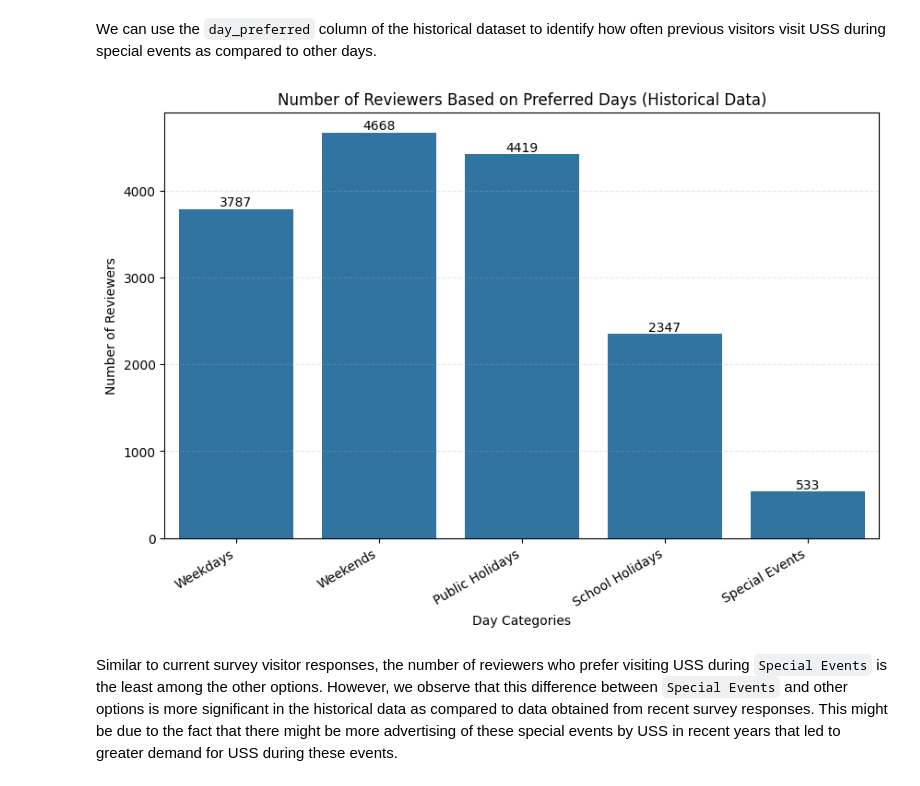
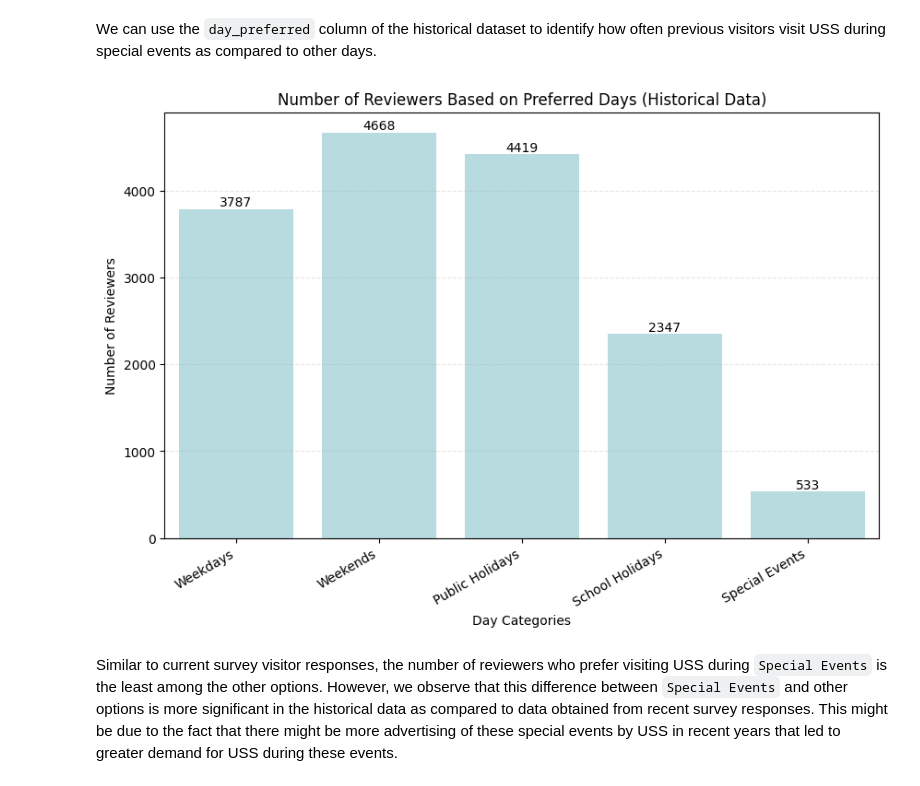
Before and after one commit to tadamaen/DSA3101-Group-Project-Group-3, a Jupyter notebook: Subgroup A Python Codes/Subgroup A Question 4 Google Colab.ipynb, the cells around one changed output. Cells and saved outputs as stored; diff of their text form; code cells hidden in the pictures.

```diff
--- a/Subgroup A Python Codes/Subgroup A Question 4 Google Colab.ipynb
+++ b/Subgroup A Python Codes/Subgroup A Question 4 Google Colab.ipynb
@@ -1055,7 +1055,7 @@ count_ones = count_ones.sort_values(ascending = False)
 
 # Plot the bar chart with a color
 plt.figure(figsize = (12, 8))
-ax = count_ones.plot(kind = 'bar')
+ax = count_ones.plot(kind = 'bar', color='plum')
 
 # Add labels and title
 plt.title('Total Count of Events Attracting Visitors')
@@ -1233,8 +1233,7 @@ To clean the raw dataset from Kaggle, we need to do the following:
 *   Rearrange The Columns Of The Dataset Where The Order Is - `gender`, `age_range`, `nationality`, `branch`, `visitor_type`, `day_preferred`, `time_of_day`, `rating`)
 # %%
 # Remove unnecessary columns
-df_history = df_history.drop(columns=['reviewer', 'title', 'review_text',
-                                      'written_date'])
+df_history = df_history.drop(columns=['reviewer', 'title', 'review_text'])
 
 # Filter for rows where 'branch' is "Universal Studios Singapore"
 df_history = df_history[df_history['branch'] == "Universal Studios Singapore"]
@@ -1247,8 +1246,15 @@ df_history = df_history.rename(columns={
 })
 
 # Rearrange the columns in the specified order
-df_history = df_history[['gender', 'age_range', 'nationality', 'branch',
-                         'visitor_type', 'day_preferred', 'time_of_day', 'rating']]
+df_history = df_history[['gender', 'age_range', 'nationality', 'branch', 'visitor_type',
+                         'day_preferred', 'time_of_day', 'rating', 'written_date']]
+
+# Get year and month of review
+df_history['year'] = df_history['written_date'].dt.year
+df_history['month'] = df_history['written_date'].dt.month
+
+# Drop written_date column
+df_history = df_history.drop(columns='written_date')
 
 # Reset the index and start from 1 instead of 0
 df_history = df_history.reset_index(drop=True)
@@ -1566,35 +1601,35 @@ We can use the `day_preferred` column of the historical dataset to identify how
 # Extract the day_preferred column
 dfhistory_day = df_history['day_preferred']
 
 # Define the desired order
 order = ["Weekdays", "Weekends", "Public Holidays", "School Holidays", "Special Events"]
 
 # Count occurrences and reindex to match the desired order
 days = dfhistory_day.value_counts().reindex(order, fill_value=0)
 
 # Create a bar plot
 plt.figure(figsize=(10, 6))
-ax = sns.barplot(x=days.index, y=days.values, order=order)
+ax = sns.barplot(x=days.index, y=days.values, order=order, color='powderblue')
 
 # Add title and labels
 plt.title("Number of Reviewers Based on Preferred Days (Historical Data)")
 plt.xlabel("Day Categories")
 plt.ylabel("Number of Reviewers")
 
 # Rotate x-axis labels for better readability
 plt.xticks(rotation=30, ha="right")
 
 # Add grid lines for better readability
 plt.grid(axis="y", linestyle="--", alpha=0.3)
 
 # Add number labels on top of bars
 for i, value in enumerate(days.values):
     ax.text(i, value + 1, str(value), ha='center', va='bottom', fontsize=10)
 
 # Show the plot
 plt.show()
 # %% [output]
-[figure, old version]
+[figure, new version]
 # %% [markdown]
 Similar to current survey visitor responses, the number of reviewers who prefer visiting USS during `Special Events` is the least among the other options. However, we observe that this difference between `Special Events` and other options is more significant in the historical data as compared to data obtained from recent survey responses. This might be due to the fact that there might be more advertising of these special events by USS in recent years that led to greater demand for USS during these events.
 # %% [markdown]
```
Also changed, not shown: parts of 13 cells of this notebook.
